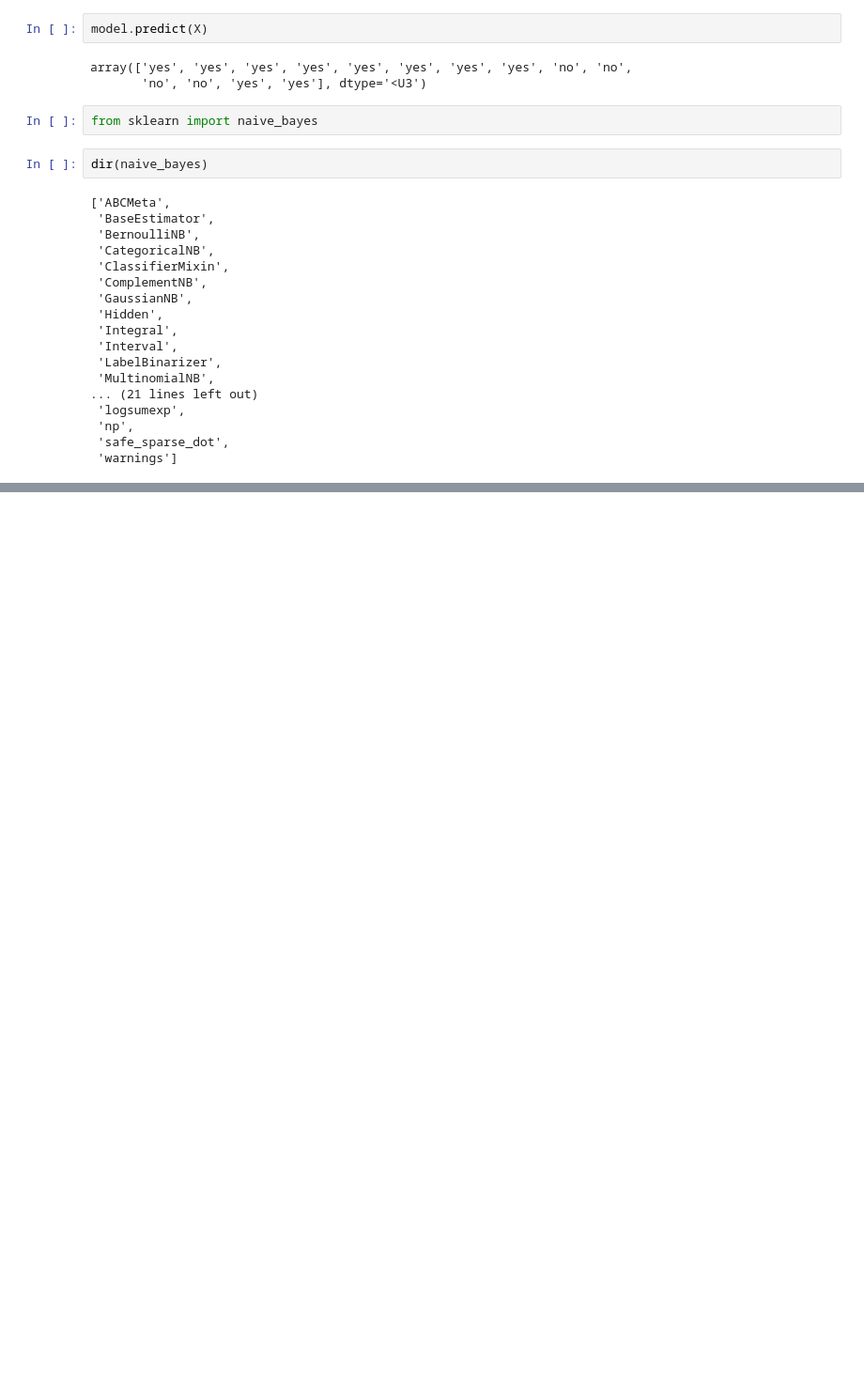
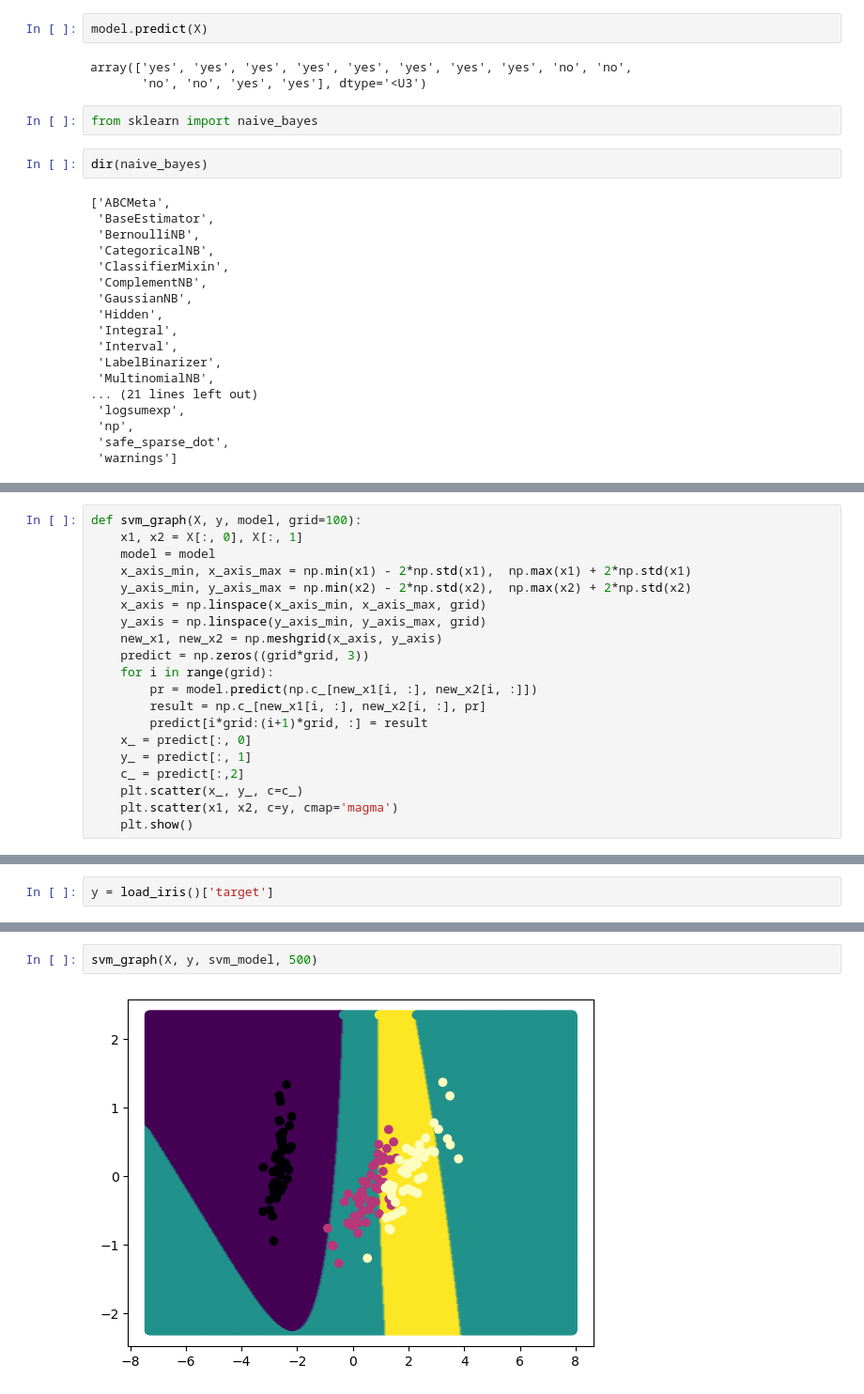
Before and after one commit to yoon0718/kepco, a Jupyter notebook: python/MachineLearning2.ipynb, the cells around one changed output, grey strips where cells are left out. Shown at 94% size. Cells and saved outputs as stored; diff of their text form; blank space fills up the shorter version.

```diff
--- a/python/MachineLearning2.ipynb
+++ b/python/MachineLearning2.ipynb
@@ -426,0 +585,20 @@ dir(naive_bayes)
+# %%
+def svm_graph(X, y, model, grid=100):
+    x1, x2 = X[:, 0], X[:, 1]
+    model = model
+    x_axis_min, x_axis_max = np.min(x1) - 2*np.std(x1),  np.max(x1) + 2*np.std(x1)
+    y_axis_min, y_axis_max = np.min(x2) - 2*np.std(x2),  np.max(x2) + 2*np.std(x2)
+    x_axis = np.linspace(x_axis_min, x_axis_max, grid)
+    y_axis = np.linspace(y_axis_min, y_axis_max, grid)
+    new_x1, new_x2 = np.meshgrid(x_axis, y_axis)
+    predict = np.zeros((grid*grid, 3))
+    for i in range(grid):
+        pr = model.predict(np.c_[new_x1[i, :], new_x2[i, :]])
+        result = np.c_[new_x1[i, :], new_x2[i, :], pr]
+        predict[i*grid:(i+1)*grid, :] = result
+    x_ = predict[:, 0]
+    y_ = predict[:, 1]
+    c_ = predict[:,2]
+    plt.scatter(x_, y_, c=c_)
+    plt.scatter(x1, x2, c=y, cmap='magma')
+    plt.show()
@@ -426,0 +619,2 @@ dir(naive_bayes)
+# %%
+y = load_iris()['target']
@@ -426,0 +626,4 @@ dir(naive_bayes)
+# %%
+svm_graph(X, y, svm_model, 500)
+# %% [output]
+[figure, added]
```
Also changed, not shown: parts of 62 cells of this notebook.
